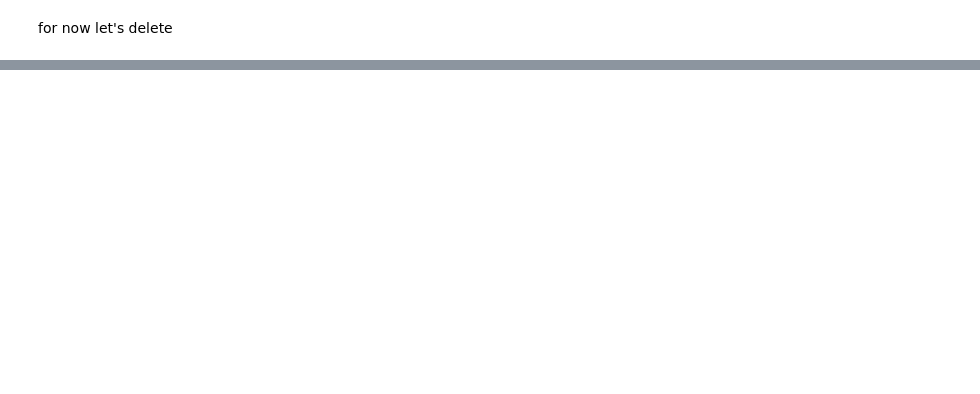
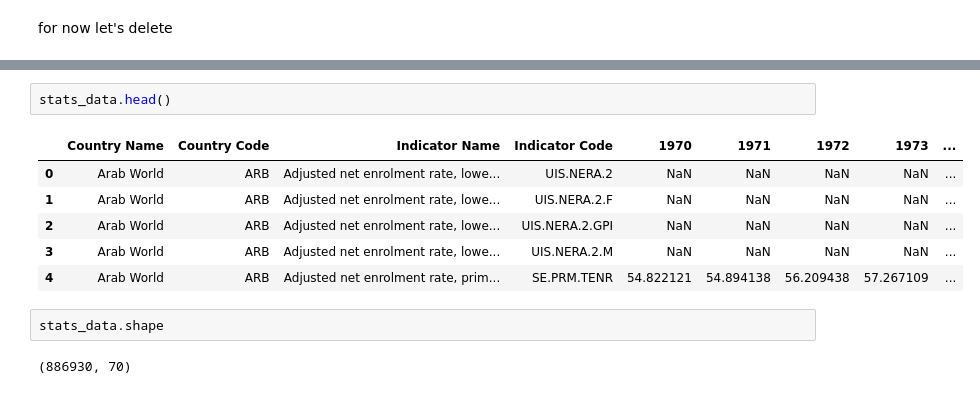
Before and after one commit to sksuman97/WorldBank-Global-Education-Analysis, a Jupyter notebook: Sumanta_Muduli_World_Bank_Global_Education_Analysis_Capstone_Project.ipynb, the cells around one changed output, grey strips where cells are left out. Cells and saved outputs as stored; diff of their text form; blank space fills up the shorter version.

```diff
--- a/Sumanta_Muduli_World_Bank_Global_Education_Analysis_Capstone_Project.ipynb
+++ b/Sumanta_Muduli_World_Bank_Global_Education_Analysis_Capstone_Project.ipynb
@@ -294,0 +348,13 @@ for now let's delete
+# %%
+stats_data.head()
+# %% [output]
+|  | Country Name | Country Code | Indicator Name | Indicator Code | 1970 | 1971 | 1972 | 1973 | ... |
+| 0 | Arab World | ARB | Adjusted net enrolment rate, lowe... | UIS.NERA.2 | NaN | NaN | NaN | NaN | ... |
+| 1 | Arab World | ARB | Adjusted net enrolment rate, lowe... | UIS.NERA.2.F | NaN | NaN | NaN | NaN | ... |
+| 2 | Arab World | ARB | Adjusted net enrolment rate, lowe... | UIS.NERA.2.GPI | NaN | NaN | NaN | NaN | ... |
+| 3 | Arab World | ARB | Adjusted net enrolment rate, lowe... | UIS.NERA.2.M | NaN | NaN | NaN | NaN | ... |
+| 4 | Arab World | ARB | Adjusted net enrolment rate, prim... | SE.PRM.TENR | 54.822121 | 54.894138 | 56.209438 | 57.267109 | ... |
+# %%
+stats_data.shape
+# %% [output]
+(886930, 70)
```
Also changed, not shown: parts of 43 cells of this notebook.
